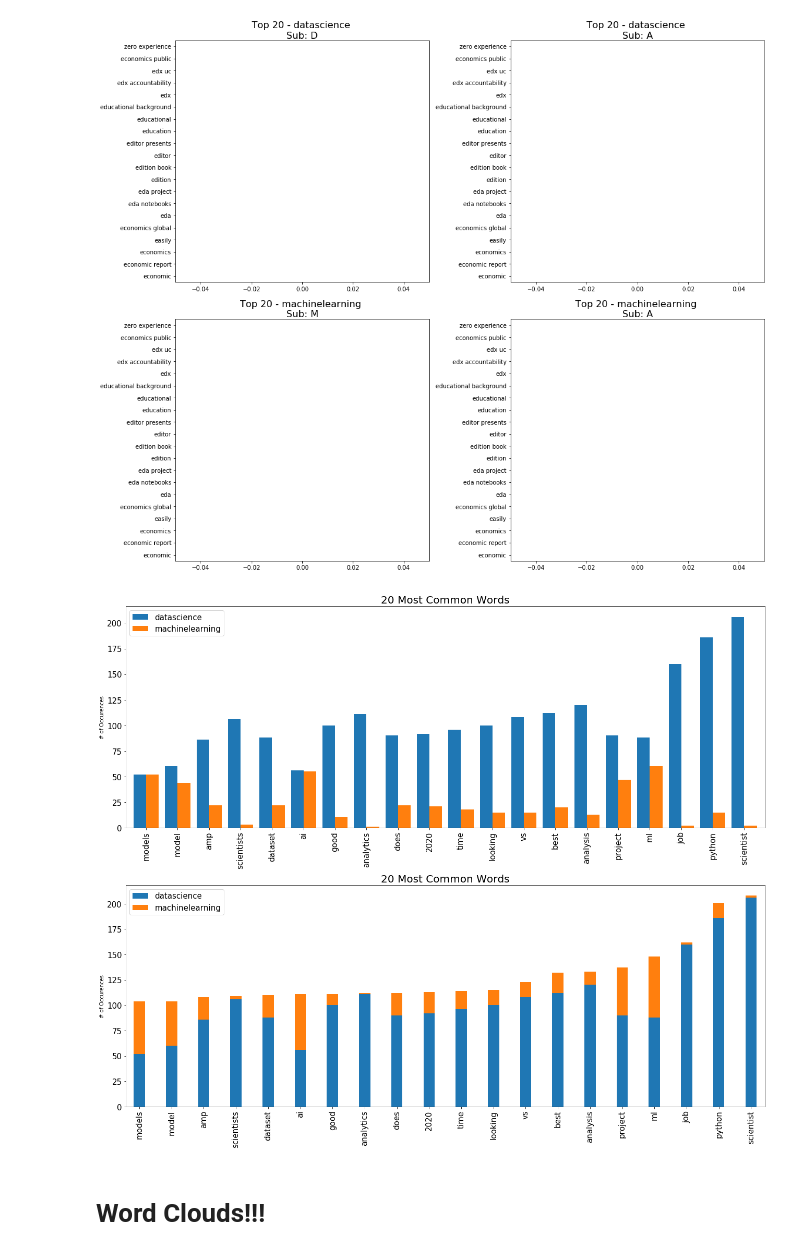
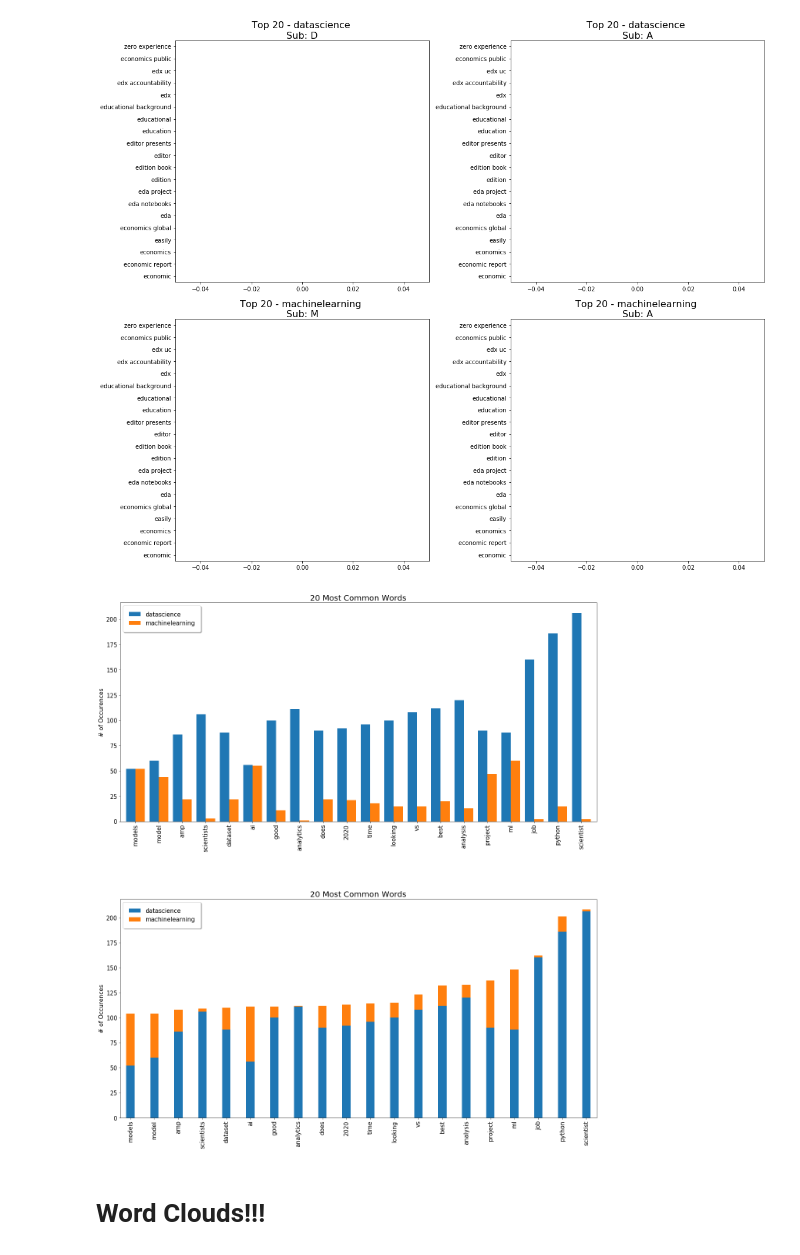
Before and after one commit to datapointchris/reddit-nlp, a Jupyter notebook: code/ds_workflow.ipynb, the cells around one changed output. Saved outputs shown, nothing was run; the diff lists cells and outputs as text; code cells hidden in the pictures.

Commit message:
fixed 20 most common legend and spacing

```diff
--- a/code/ds_workflow.ipynb
+++ b/code/ds_workflow.ipynb
@@ -428,21 +428,22 @@ plot_most_common_pairs(df, features_df, pairs)
 most_common = features_df.sum().sort_values(ascending=False).head(20)[::-1]
 groups = features_df.groupby(df['subreddit']).sum()[most_common.index].T.head(20)
 # %%
-fig, ax = plt.subplots(nrows=2, figsize=(18,15))
+fig, ax = plt.subplots(nrows=2, figsize=(18,20))
 
 groups.plot.bar(ax=ax[0], width=.8, fontsize=15)
 ax[0].set_title('20 Most Common Words', fontsize=20)
-ax[0].set_ylabel('# of Occurences')
-ax[0].legend(fontsize=15)
+ax[0].set_ylabel('# of Occurences', fontsize=15)
+ax[0].legend(fontsize=15, fancybox=True, framealpha=1, shadow=True, borderpad=1)
 
 groups.plot(kind='bar', ax=ax[1], width=.35, fontsize=15, stacked=True)
 ax[1].set_title('20 Most Common Words', fontsize=20)
-ax[1].set_ylabel('# of Occurences')
-ax[1].legend(fontsize=15)
+ax[1].set_ylabel('# of Occurences', fontsize=15)
+ax[1].legend(fontsize=15, fancybox=True, framealpha=1, shadow=True, borderpad=1)
 
-plt.tight_layout();
+
+plt.tight_layout(h_pad=10);
 # %% [output]
-[figure, old version]
+[figure, new version]
 # %% [markdown]
 # Word Clouds!!!
 # %% [markdown]
```
